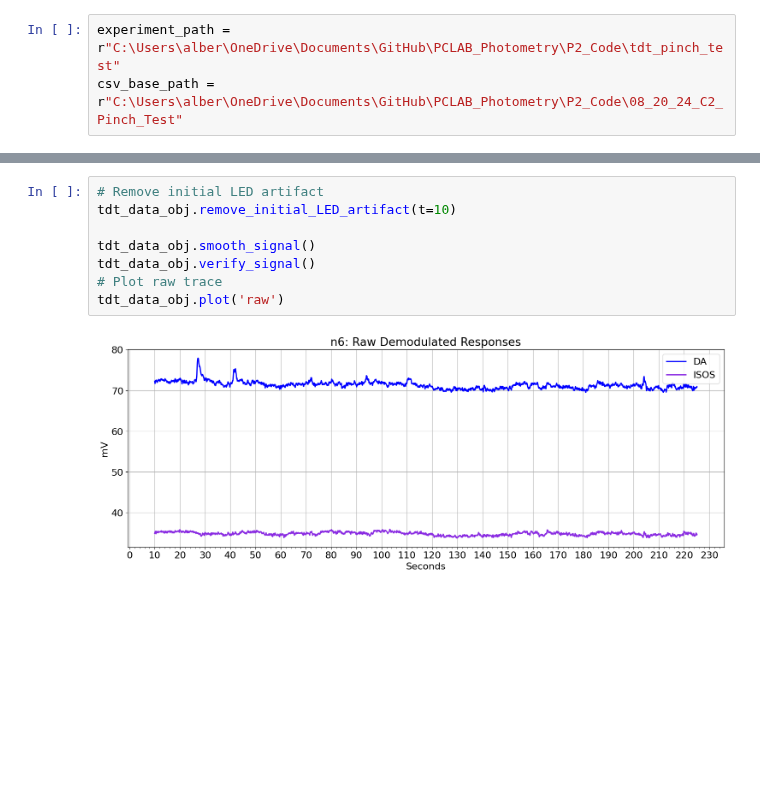
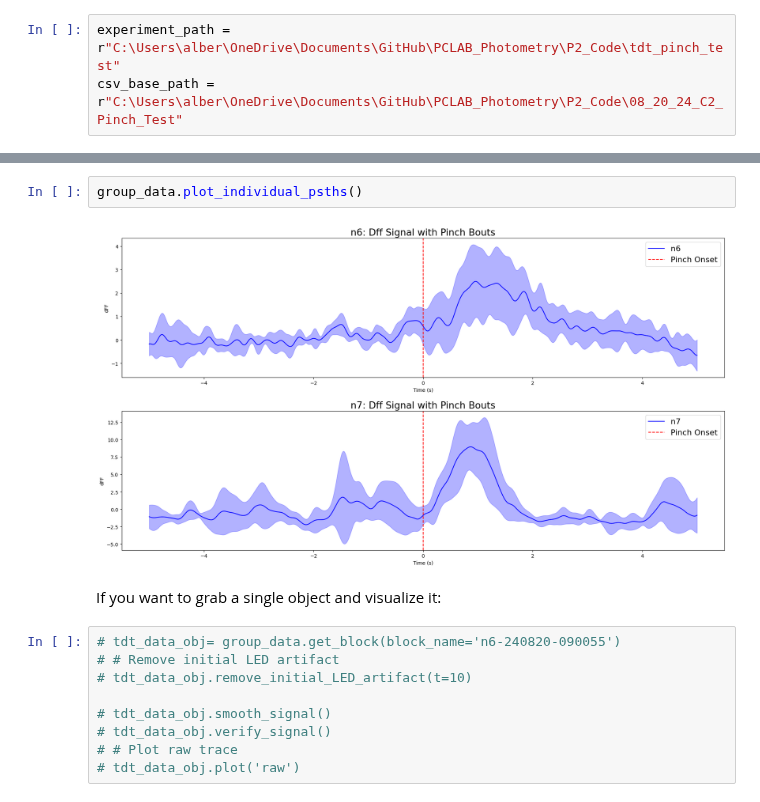
Before and after one commit to AlbertLeei/PCLAB_Photometry, a Jupyter notebook: P2_Code/test_group.ipynb, the cells around one changed output, grey strips where cells are left out. Drawn from its saved outputs; the diff is of its cells as text; blank space fills up the shorter version.

```diff
--- a/P2_Code/test_group.ipynb
+++ b/P2_Code/test_group.ipynb
@@ -37,10 +31,15 @@ tdt_data_obj= group_data.get_block(block_name='n6-240820-090055')
+# %%
+group_data.plot_individual_psths()
+# %% [output]
+[figure, added]
+# %% [markdown]
+If you want to grab a single object and visualize it:
 # %%
-# Remove initial LED artifact
-tdt_data_obj.remove_initial_LED_artifact(t=10)
+# tdt_data_obj= group_data.get_block(block_name='n6-240820-090055')
+# # Remove initial LED artifact
+# tdt_data_obj.remove_initial_LED_artifact(t=10)
 
-tdt_data_obj.smooth_signal()
-tdt_data_obj.verify_signal()
-# Plot raw trace
-tdt_data_obj.plot('raw')
+# tdt_data_obj.smooth_signal()
+# tdt_data_obj.verify_signal()
+# # Plot raw trace
+# tdt_data_obj.plot('raw')
-# %% [output]
-[figure, removed]
```
Also changed, not shown: parts of 3 cells of this notebook, 13 other files.
